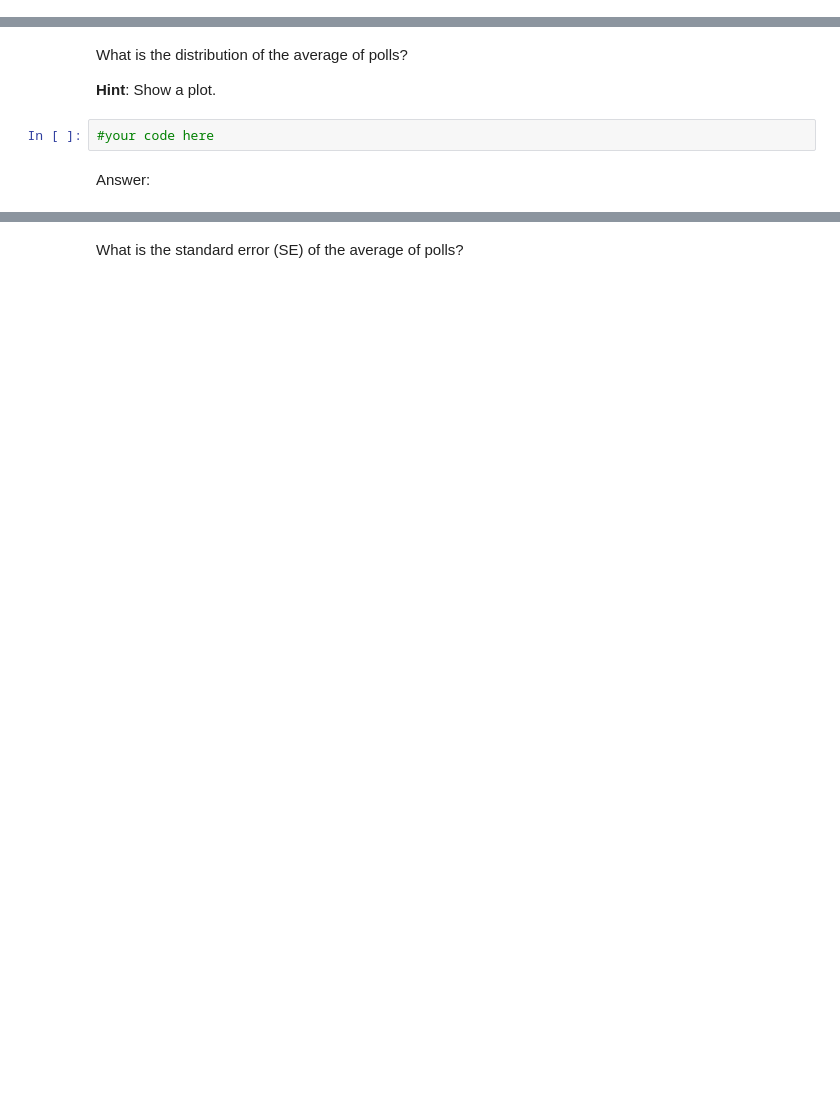
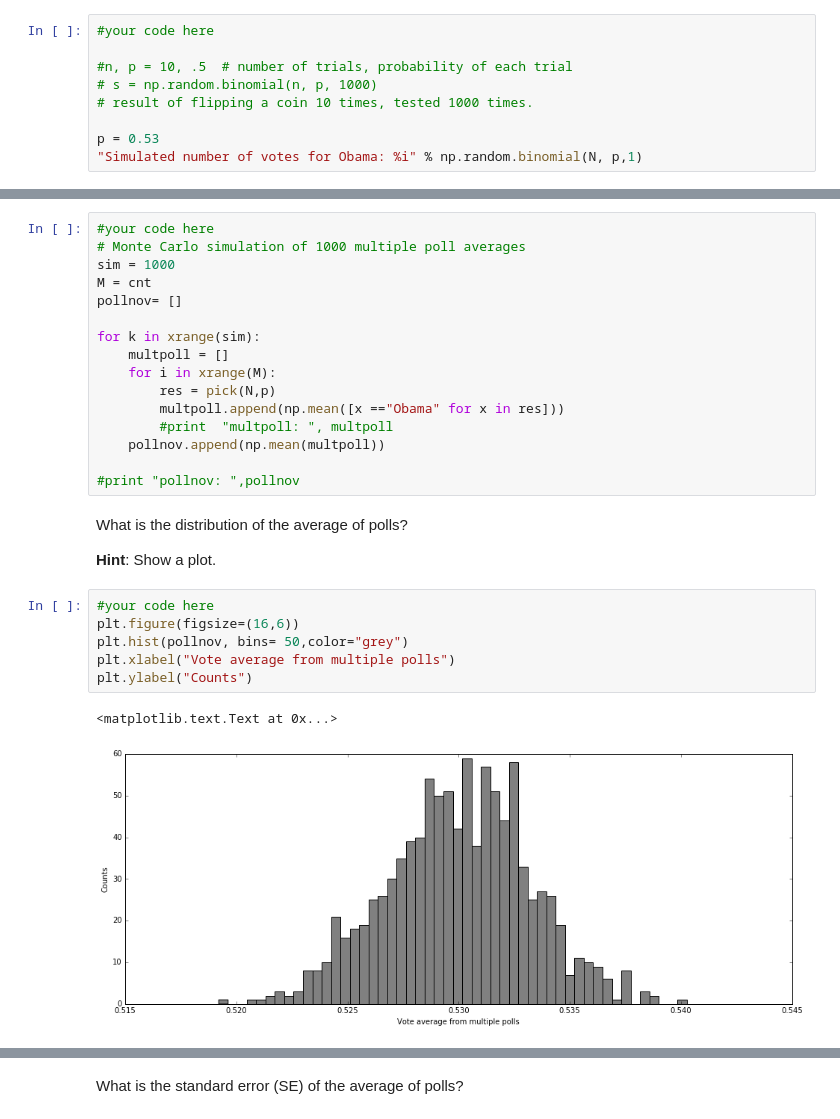
Before and after one commit to deep327/2014, a Jupyter notebook: homework/HW2.ipynb, the cells around one changed output, grey strips where cells are left out. Saved outputs shown, nothing was run; the diff lists cells and outputs as text; blank space fills up the shorter version.

```diff
--- a/homework/HW2.ipynb
+++ b/homework/HW2.ipynb
@@ -427,0 +453,9 @@ Using the median sample size $N$ from Problem 1(a), simulate the results from a
+# %%
+#your code here
+
+#n, p = 10, .5  # number of trials, probability of each trial
+# s = np.random.binomial(n, p, 1000)
+# result of flipping a coin 10 times, tested 1000 times.
+
+p = 0.53
+"Simulated number of votes for Obama: %i" % np.random.binomial(N, p,1)
@@ -452,8 +534,29 @@ Now suppose we run M polls where M is the number of polls that happened in Novem
+# %%
+#your code here
+# Monte Carlo simulation of 1000 multiple poll averages
+sim = 1000
+M = cnt
+pollnov= []
+
+for k in xrange(sim):
+    multpoll = []
+    for i in xrange(M):
+        res = pick(N,p)
+        multpoll.append(np.mean([x =="Obama" for x in res]))
+        #print  "multpoll: ", multpoll
+    pollnov.append(np.mean(multpoll))
+
+#print "pollnov: ",pollnov
 # %% [markdown]
 What is the distribution of the average of polls?
 
 **Hint**: Show a plot.
-# %%
-#your code here
-# %% [markdown]
-Answer:
+# %%
+#your code here
+plt.figure(figsize=(16,6))
+plt.hist(pollnov, bins= 50,color="grey")
+plt.xlabel("Vote average from multiple polls")
+plt.ylabel("Counts")
+# %% [output]
+<matplotlib.text.Text at 0x...>
+[figure, added]
```
Also changed, not shown: parts of 39 cells of this notebook.
